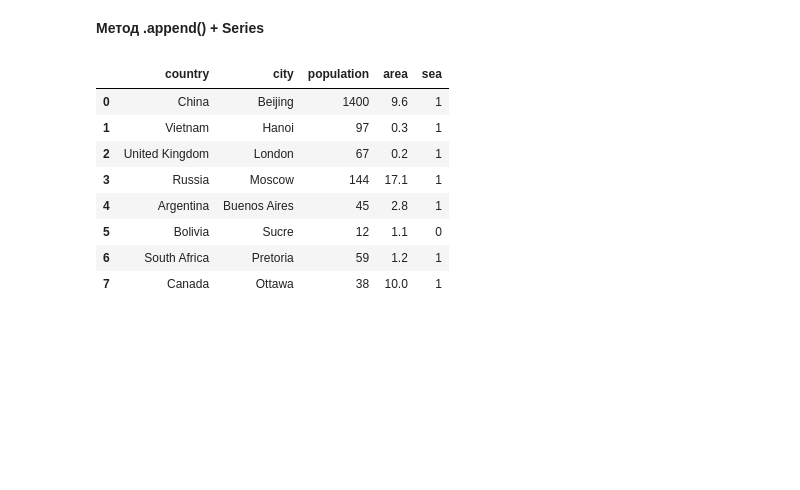
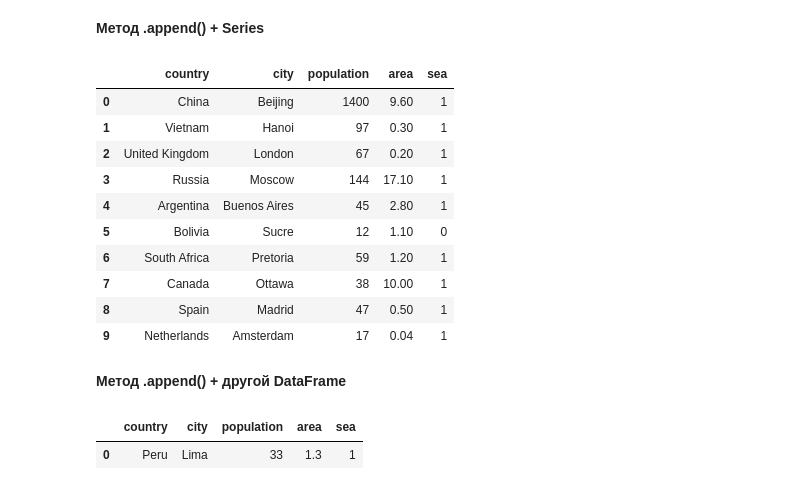
Before and after one commit to ShaidulinAndrew/Pandas_classes, a Jupyter notebook: Pandas2_makarov.ipynb, the cells around one changed output. Drawn from its saved outputs; the diff is of its cells as text; code cells hidden in the pictures; blank space fills up the shorter version.

```diff
--- a/Pandas2_makarov.ipynb
+++ b/Pandas2_makarov.ipynb
@@ -256,18 +256,35 @@ __Метод .append() + Series__
 # %%
 # причем, если передать список из Series, можно добавить сразу несколько строк
 list_of_series = [pd.Series(['Spain', 'Madrid', 47, 0.5, 1], index = countries.columns),
                   pd.Series(['Netherlands', 'Amsterdam', 17, 0.04, 1], index = countries.columns)]
 
 # нам по-прежнему необходим параметр ignore_index = True
-countries._append(list_of_series, ignore_index = True)
+# countries._append(list_of_series, ignore_index = True)
+countries = pd.concat([countries, pd.DataFrame(list_of_series)], ignore_index=True)
+
 countries
 # %% [output]
 |  | country | city | population | area | sea |
-| 0 | China | Beijing | 1400 | 9.6 | 1 |
-| 1 | Vietnam | Hanoi | 97 | 0.3 | 1 |
-| 2 | United Kingdom | London | 67 | 0.2 | 1 |
-| 3 | Russia | Moscow | 144 | 17.1 | 1 |
-| 4 | Argentina | Buenos Aires | 45 | 2.8 | 1 |
-| 5 | Bolivia | Sucre | 12 | 1.1 | 0 |
-| 6 | South Africa | Pretoria | 59 | 1.2 | 1 |
-| 7 | Canada | Ottawa | 38 | 10.0 | 1 |
+| 0 | China | Beijing | 1400 | 9.60 | 1 |
+| 1 | Vietnam | Hanoi | 97 | 0.30 | 1 |
+| 2 | United Kingdom | London | 67 | 0.20 | 1 |
+| 3 | Russia | Moscow | 144 | 17.10 | 1 |
+| 4 | Argentina | Buenos Aires | 45 | 2.80 | 1 |
+| 5 | Bolivia | Sucre | 12 | 1.10 | 0 |
+| 6 | South Africa | Pretoria | 59 | 1.20 | 1 |
+| 7 | Canada | Ottawa | 38 | 10.00 | 1 |
+| 8 | Spain | Madrid | 47 | 0.50 | 1 |
+| 9 | Netherlands | Amsterdam | 17 | 0.04 | 1 |
+# %% [markdown]
+__Метод .append() + другой DataFrame__
+# %%
+peru = pd.DataFrame({'country': 'Peru',
+                     'city': 'Lima',
+                     'population': [33],
+                     'area': [1.3],
+                     'sea': [1]})
+
+peru
+# %% [output]
+|  | country | city | population | area | sea |
+| 0 | Peru | Lima | 33 | 1.3 | 1 |
```
Also changed, not shown: parts of 17 cells of this notebook.
